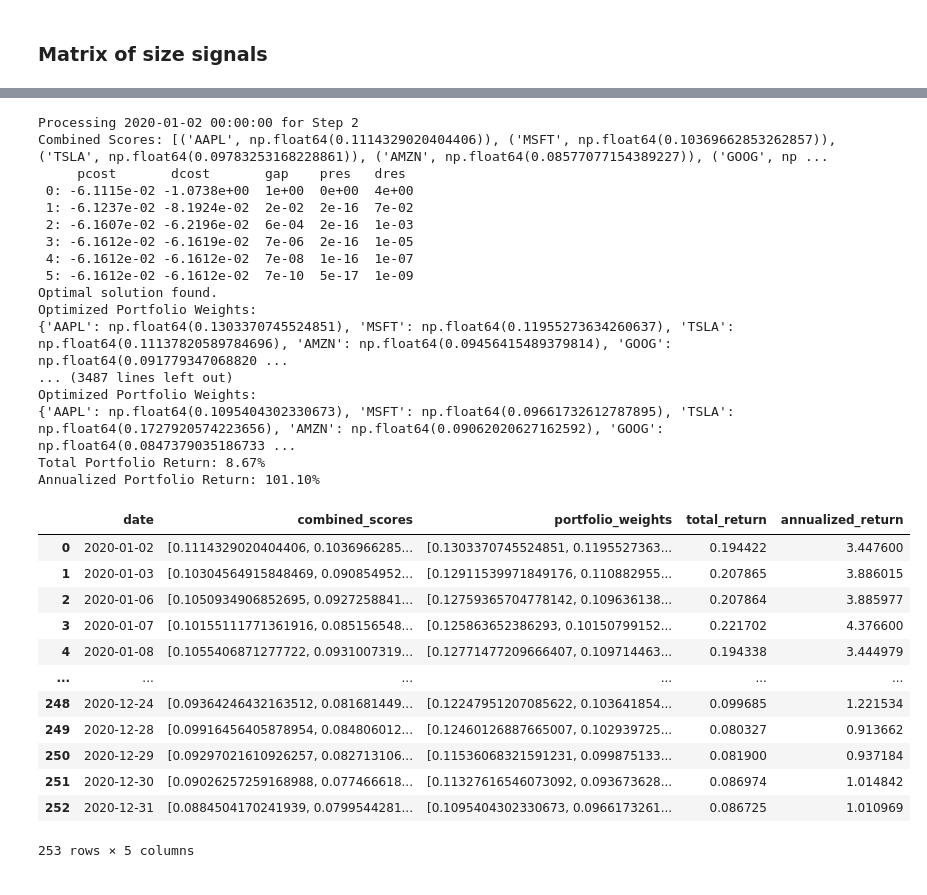
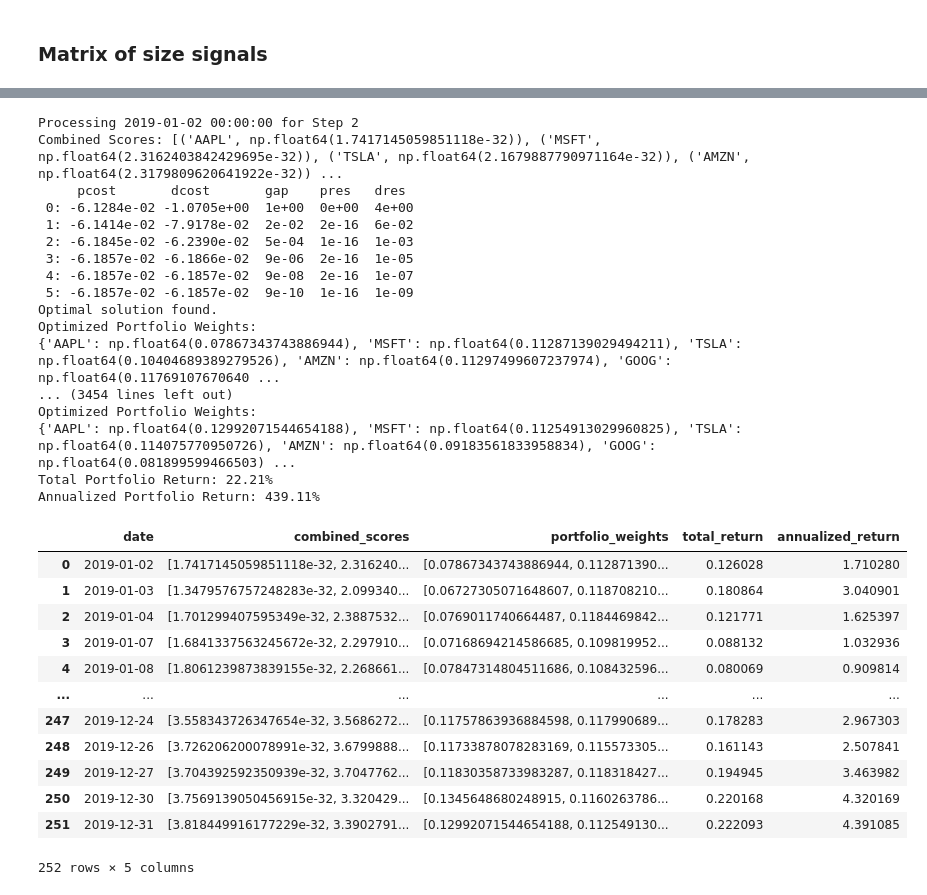
Before and after one commit to mathieupelo/SDA-Project, a Jupyter notebook: pipeline-reg.ipynb, the cells around one changed output, grey strips where cells are left out. Cells and saved outputs as stored; diff of their text form; code cells hidden in the pictures.

```diff
--- a/pipeline-reg.ipynb
+++ b/pipeline-reg.ipynb
@@ -11,11 +11,16 @@ from Utils.Signals import *
 tickers = ['AAPL', 'MSFT', 'TSLA', 'AMZN', 'GOOG', 'IBM', 'NFLX', 'NVDA', 'AMD', 'INTC']
 
 # Download historical stock data
-data = yf.download(tickers, start='2010-01-01', end='2024-01-01')
+data = yf.download(tickers, start='2000-01-01', end='2024-01-01')
 # Initialize the portfolio solver with appropriate penalty and max weight threshold
 portfolio_solver = Portfolio_Solver(0.8, max_weight_threshold=0.3)
 
-start_date_eval = '2020-01-01'
-end_date_eval = '2021-01-01'
+
+start_date_signal = '2000-01-01'
+end_date_signal = '2021-01-01'
+date_range_signal = pd.date_range(start=start_date_signal, end=end_date_signal)
+
+start_date_eval = '2019-01-01'
+end_date_eval = '2020-01-01'
 date_range_eval = pd.date_range(start=start_date_eval, end=end_date_eval)
 # %% [output]
@@ -25,7 +31,7 @@ date_range_eval = pd.date_range(start=start_date_eval, end=end_date_eval)
 dataset_scores = []
 
 # Step 1: Create the DataFrame with rsi_scores, macd_scores, and sma_scores
-for date in date_range_eval:
+for date in date_range_signal:
     #print(f"processing {date}")
 
     # Step 1a: Calculate the RSI signal scores
@@ -91,8 +97,11 @@ Skipping 2021-01-01 00:00:00 due to NaN values in the signals.
 # Now, iterate over df_step1 to calculate combined scores, portfolio weights, and returns
 dataset_returns = []
 
+# Filter the DataFrame to only include rows where the 'date' is in the specified date range
+filtered_df = df_scores[df_scores['date'].isin(date_range_eval)]
+
 # Step 2: Create the second DataFrame with combined_scores, portfolio_weights, total_return, and annualized_return
-for index, row in df_scores.iterrows():
+for index, row in filtered_df.iterrows():
     date = row['date']
     rsi_scores = row['rsi_scores']
     macd_scores = row['macd_scores']
@@ -234,8 +273,11 @@ Learned Weight Matrix (W):
 # Now, iterate over df_step1 to calculate combined scores, portfolio weights, and returns
 dataset_weighted_returns = []
 
+# Filter the DataFrame to only include rows where the 'date' is in the specified date range
+filtered_df = df_scores[df_scores['date'].isin(date_range_eval)]
+
 # Step 2: Create the second DataFrame with combined_scores, portfolio_weights, total_return, and annualized_return
-for index, row in df_scores.iterrows():
+for index, row in filtered_df.iterrows():
     date = row['date']
     rsi_scores = row['rsi_scores']
     macd_scores = row['macd_scores']
@@ -244,7 +286,7 @@ for index, row in df_scores.iterrows():
     print(f"Processing {date} for Step 2")
 
     # Step 2a: Combine the signals (you can later train a model to adjust these weights)
-    signal_weights = W  # You can adjust these weights later based on your model
+    signal_weights = W_ridge  # You can adjust these weights later based on your model
     combined_scores = combine_signals(signal_weights, [rsi_scores, macd_scores, sma_scores])
     combined_scores_with_tickers = list(zip(tickers, combined_scores))
 
@@ -252,58 +294,58 @@ for index, row in df_scores.iterrows():
 
     # Step 2b: Solve the portfolio based on the combined signal scores
     portfolio_weights = portfolio_solver.SolveSignalPortfolio(tickers, data, combined_scores)
 
     # Step 2c: Calculate the returns for the portfolio based on the optimized weights
     cumulative_returns, total_return, annualized_return = portfolio_solver.CalculatePortfolioReturns(tickers, data, portfolio_weights, start_date=date, time_period=30)
 
     # Step 2d: Add the calculated values to the second dataset
     dataset_weighted_returns.append({
         'date': date,
         'combined_scores': combined_scores,
         'portfolio_weights': portfolio_weights,
         'total_return': total_return,
         'annualized_return': annualized_return
     })
 
 
 # Convert the dataset into a DataFrame
 df2 = pd.DataFrame(dataset_weighted_returns)
 
 # Display the dataset (this will include the RSI, MACD, SMA scores, portfolio weights, and returns)
 
 # You can now use this DataFrame for training your model.
 display(df2)
 # %% [output]
-Processing 2020-01-02 00:00:00 for Step 2
-Combined Scores: [('AAPL', np.float64(0.1114329020404406)), ('MSFT', np.float64(0.10369662853262857)), ('TSLA', np.float64(0.09783253168228861)), ('AMZN', np.float64(0.08577077154389227)), ('GOOG', np ...
+Processing 2019-01-02 00:00:00 for Step 2
+Combined Scores: [('AAPL', np.float64(1.7417145059851118e-32)), ('MSFT', np.float64(2.3162403842429695e-32)), ('TSLA', np.float64(2.1679887790971164e-32)), ('AMZN', np.float64(2.3179809620641922e-32)) ...
      pcost       dcost       gap    pres   dres
- 0: -6.1115e-02 -1.0738e+00  1e+00  0e+00  4e+00
- 1: -6.1237e-02 -8.1924e-02  2e-02  2e-16  7e-02
- 2: -6.1607e-02 -6.2196e-02  6e-04  2e-16  1e-03
- 3: -6.1612e-02 -6.1619e-02  7e-06  2e-16  1e-05
- 4: -6.1612e-02 -6.1612e-02  7e-08  1e-16  1e-07
- 5: -6.1612e-02 -6.1612e-02  7e-10  5e-17  1e-09
+ 0: -6.1284e-02 -1.0705e+00  1e+00  0e+00  4e+00
+ 1: -6.1414e-02 -7.9178e-02  2e-02  2e-16  6e-02
+ 2: -6.1845e-02 -6.2390e-02  5e-04  1e-16  1e-03
+ 3: -6.1857e-02 -6.1866e-02  9e-06  2e-16  1e-05
+ 4: -6.1857e-02 -6.1857e-02  9e-08  2e-16  1e-07
+ 5: -6.1857e-02 -6.1857e-02  9e-10  1e-16  1e-09
 Optimal solution found.
 Optimized Portfolio Weights:
-{'AAPL': np.float64(0.1303370745524851), 'MSFT': np.float64(0.11955273634260637), 'TSLA': np.float64(0.11137820589784696), 'AMZN': np.float64(0.09456415489379814), 'GOOG': np.float64(0.091779347068820 ...
-... (3487 lines left out)
+{'AAPL': np.float64(0.07867343743886944), 'MSFT': np.float64(0.11287139029494211), 'TSLA': np.float64(0.10404689389279526), 'AMZN': np.float64(0.11297499607237974), 'GOOG': np.float64(0.11769107670640 ...
+... (3454 lines left out)
 Optimized Portfolio Weights:
-{'AAPL': np.float64(0.1095404302330673), 'MSFT': np.float64(0.09661732612787895), 'TSLA': np.float64(0.1727920574223656), 'AMZN': np.float64(0.09062020627162592), 'GOOG': np.float64(0.0847379035186733 ...
-Total Portfolio Return: 8.67%
-Annualized Portfolio Return: 101.10%
+{'AAPL': np.float64(0.12992071544654188), 'MSFT': np.float64(0.11254913029960825), 'TSLA': np.float64(0.114075770950726), 'AMZN': np.float64(0.09183561833958834), 'GOOG': np.float64(0.081899599466503) ...
+Total Portfolio Return: 22.21%
+Annualized Portfolio Return: 439.11%
 |  | date | combined_scores | portfolio_weights | total_return | annualized_return |
-| 0 | 2020-01-02 | [0.1114329020404406, 0.1036966285... | [0.1303370745524851, 0.1195527363... | 0.194422 | 3.447600 |
-| 1 | 2020-01-03 | [0.10304564915848469, 0.090854952... | [0.12911539971849176, 0.110882955... | 0.207865 | 3.886015 |
-| 2 | 2020-01-06 | [0.1050934906852695, 0.0927258841... | [0.12759365704778142, 0.109636138... | 0.207864 | 3.885977 |
-| 3 | 2020-01-07 | [0.10155111771361916, 0.085156548... | [0.125863652386293, 0.10150799152... | 0.221702 | 4.376600 |
-| 4 | 2020-01-08 | [0.1055406871277722, 0.0931007319... | [0.12771477209666407, 0.109714463... | 0.194338 | 3.444979 |
+| 0 | 2019-01-02 | [1.7417145059851118e-32, 2.316240... | [0.07867343743886944, 0.112871390... | 0.126028 | 1.710280 |
+| 1 | 2019-01-03 | [1.3479576757248283e-32, 2.099340... | [0.06727305071648607, 0.118708210... | 0.180864 | 3.040901 |
+| 2 | 2019-01-04 | [1.701299407595349e-32, 2.3887532... | [0.0769011740664487, 0.1184469842... | 0.121771 | 1.625397 |
+| 3 | 2019-01-07 | [1.6841337563245672e-32, 2.297910... | [0.07168694214586685, 0.109819952... | 0.088132 | 1.032936 |
+| 4 | 2019-01-08 | [1.8061239873839155e-32, 2.268661... | [0.07847314804511686, 0.108432596... | 0.080069 | 0.909814 |
 | ... | ... | ... | ... | ... | ... |
-| 248 | 2020-12-24 | [0.09364246432163512, 0.081681449... | [0.12247951207085622, 0.103641854... | 0.099685 | 1.221534 |
-| 249 | 2020-12-28 | [0.09916456405878954, 0.084806012... | [0.12460126887665007, 0.102939725... | 0.080327 | 0.913662 |
-| 250 | 2020-12-29 | [0.09297021610926257, 0.082713106... | [0.11536068321591231, 0.099875133... | 0.081900 | 0.937184 |
-| 251 | 2020-12-30 | [0.09026257259168988, 0.077466618... | [0.11327616546073092, 0.093673628... | 0.086974 | 1.014842 |
-| 252 | 2020-12-31 | [0.0884504170241939, 0.0799544281... | [0.1095404302330673, 0.0966173261... | 0.086725 | 1.010969 |
+| 247 | 2019-12-24 | [3.558343726347654e-32, 3.5686272... | [0.11757863936884598, 0.117990689... | 0.178283 | 2.967303 |
+| 248 | 2019-12-26 | [3.726206200078991e-32, 3.6799888... | [0.11733878078283169, 0.115573305... | 0.161143 | 2.507841 |
+| 249 | 2019-12-27 | [3.704392592350939e-32, 3.7047762... | [0.11830358733983287, 0.118318427... | 0.194945 | 3.463982 |
+| 250 | 2019-12-30 | [3.7569139050456915e-32, 3.320429... | [0.1345648680248915, 0.1160263786... | 0.220168 | 4.320169 |
+| 251 | 2019-12-31 | [3.818449916177229e-32, 3.3902791... | [0.12992071544654188, 0.112549130... | 0.222093 | 4.391085 |
-253 rows × 5 columns
+252 rows × 5 columns
 # %%
 average_annualized_return = df2['annualized_return'].mean()
 print("Average return for trained matrix : ", average_annualized_return)
```
Also changed, not shown: parts of 10 cells of this notebook, 3 other files.
